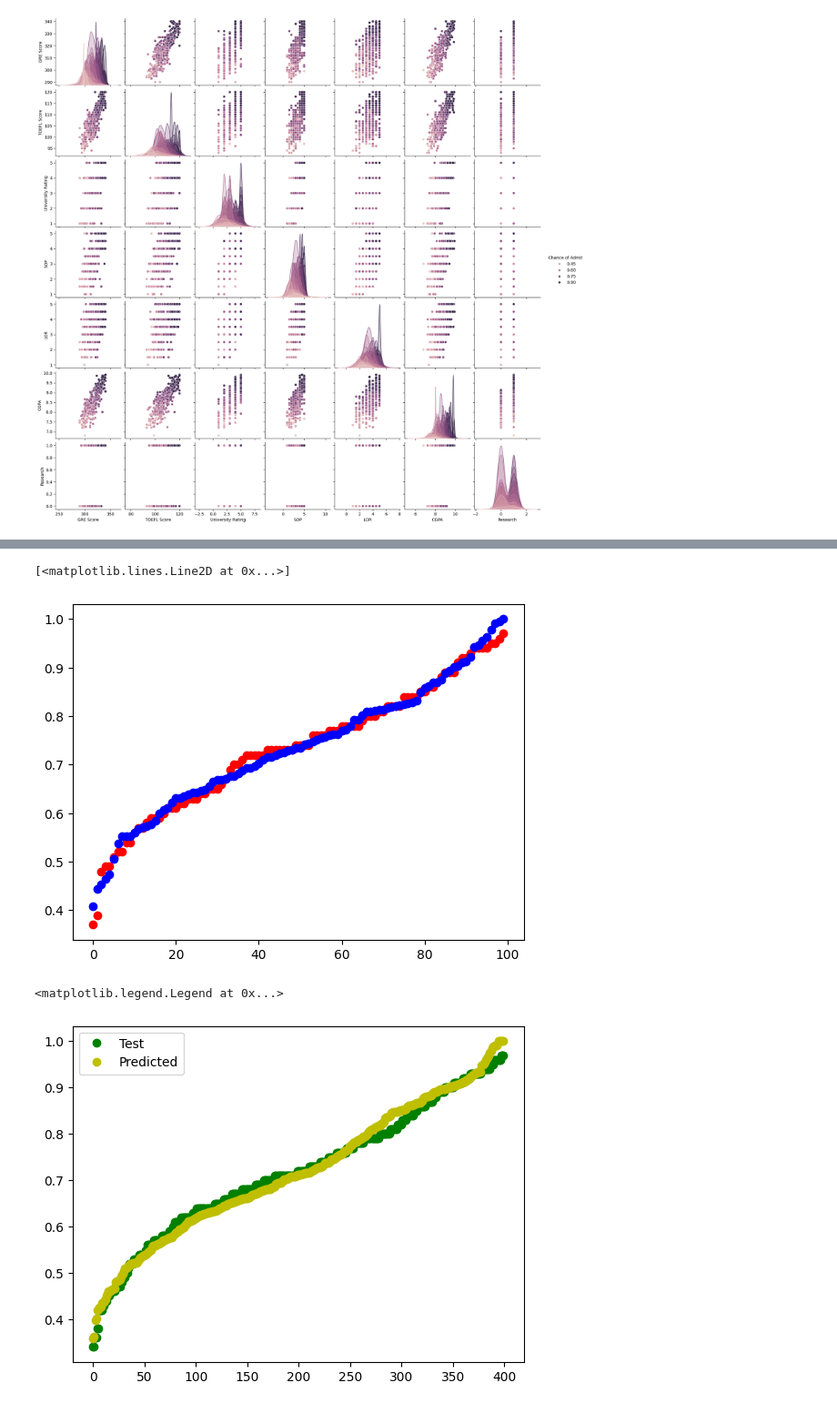
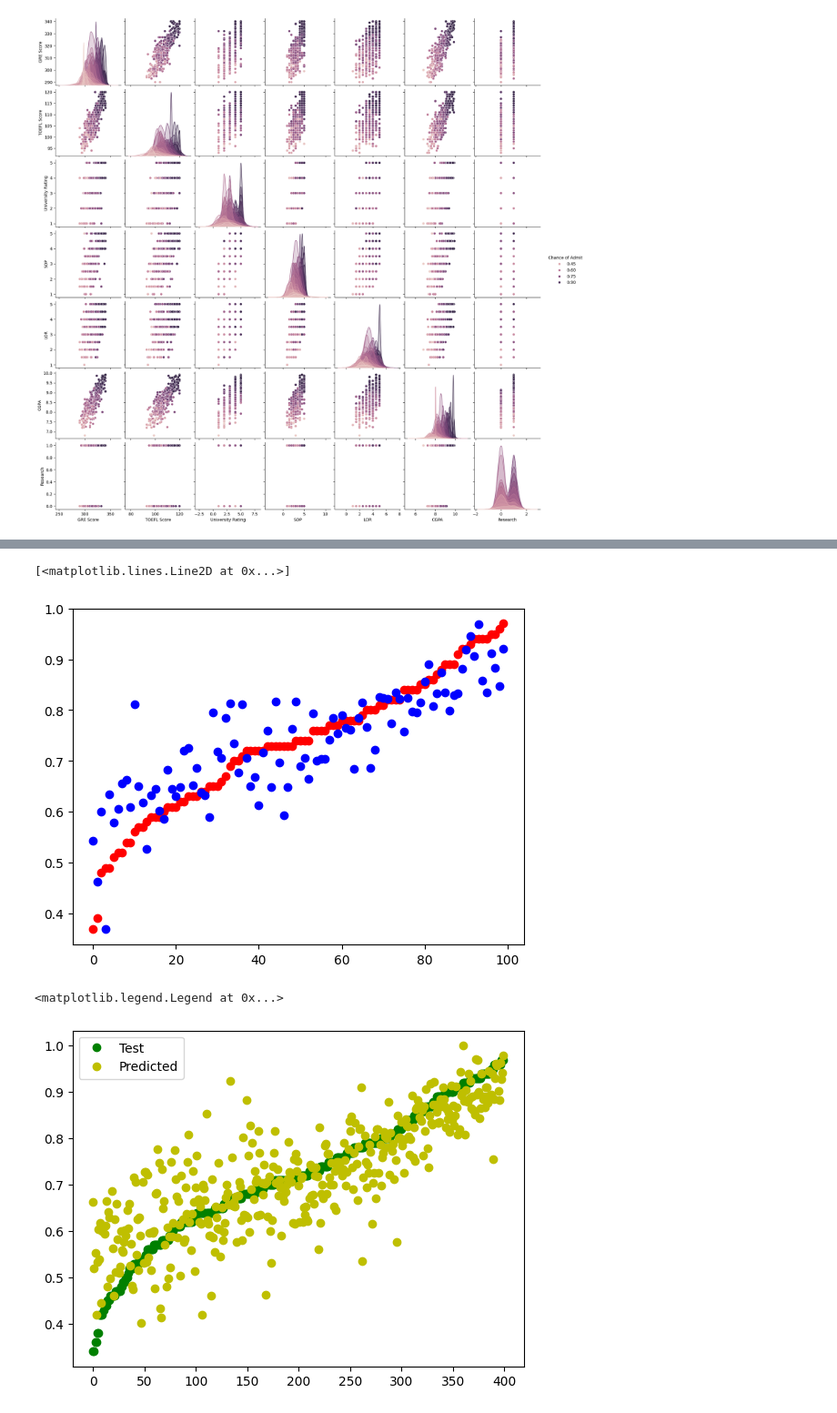
Before and after one commit to Vincent-devSG/DIDL, a Jupyter notebook: projects/linear_regression/part1/training.ipynb, the cells around one changed output, grey strips where cells are left out. Shown at 91% size. Drawn from its saved outputs; the diff is of its cells as text; code cells hidden in the pictures.

```diff
--- a/projects/linear_regression/part1/training.ipynb
+++ b/projects/linear_regression/part1/training.ipynb
@@ -7,10 +7,10 @@ import seaborn as sns
 from typing import Tuple
 import model
 
-learning_rate = 10e-8
-max_epochs = 5_000_000
-error_threshold = 10e-9
-weight_decay = 5
+learning_rate = 10e-6
+max_epochs = 10_000_000
+error_threshold = 10e-10
+weight_decay = 10e-3
 
 # Set seed for reproducibility
 np.random.seed(seed=1234)
@@ -110,9 +121,7 @@ while delta_Error > error_threshold:
 
     y_hat = np.dot(x_train, w[1:]) + w[0]
 
-
-
-    w[0] = w[0] - learning_rate/len(x_train) * np.sum(y_hat - y_train)
+    w[0] = w[0]*(1 - learning_rate * weight_decay) - learning_rate/len(x_train) * np.sum(y_hat - y_train)
 
     # update the weights
     # w[1:] = w[1:] - learning_rate/len(x_train) * np.dot((y_hat - y_train), x_train)
@@ -157,32 +166,30 @@ y_hat = np.dot(x_test, w[1:]) + w[0]
 # so we clip the values
 y_hat = np.clip(y_hat, 0, 1)
 
-# order y_test
-y_test = np.sort(y_test)
-# order y_hat
-y_hat = np.sort(y_hat)
+
+y_test_sorted = np.sort(y_test)
+idx = np.argsort(y_test)
+y_hat_hat = y_hat[idx]
 
 # plot the target in red
-plt.plot(y_test, 'ro')
+plt.plot(y_test_sorted, 'ro')
 # plot the predicted in blue
-plt.plot(y_hat, 'bo')
+plt.plot(y_hat_hat, 'bo')
 # %% [output]
 [<matplotlib.lines.Line2D at 0x...>]
-[figure, old version]
+[figure, new version]
 # %%
 y_hat = np.dot(x_train, w[1:]) + w[0]
 
 y_hat = np.clip(y_hat, 0, 1)
 
+y_train_sorted = np.sort(y_train)
+idx = np.argsort(y_train)
+y_hat_hat = y_hat[idx]
 
-# order y_test
-y_train = np.sort(y_train)
-# order y_hat
-y_hat = np.sort(y_hat)
-
-plt.plot(y_train, 'go')
-plt.plot(y_hat, 'yo')
+plt.plot(y_train_sorted, 'go')
+plt.plot(y_hat_hat, 'yo')
 plt.legend(['Test', 'Predicted', 'Train', 'Predicted Train'])
 # %% [output]
 <matplotlib.legend.Legend at 0x...>
-[figure, old version]
+[figure, new version]
```
Also changed, not shown: parts of 8 cells of this notebook, 2 other files.
